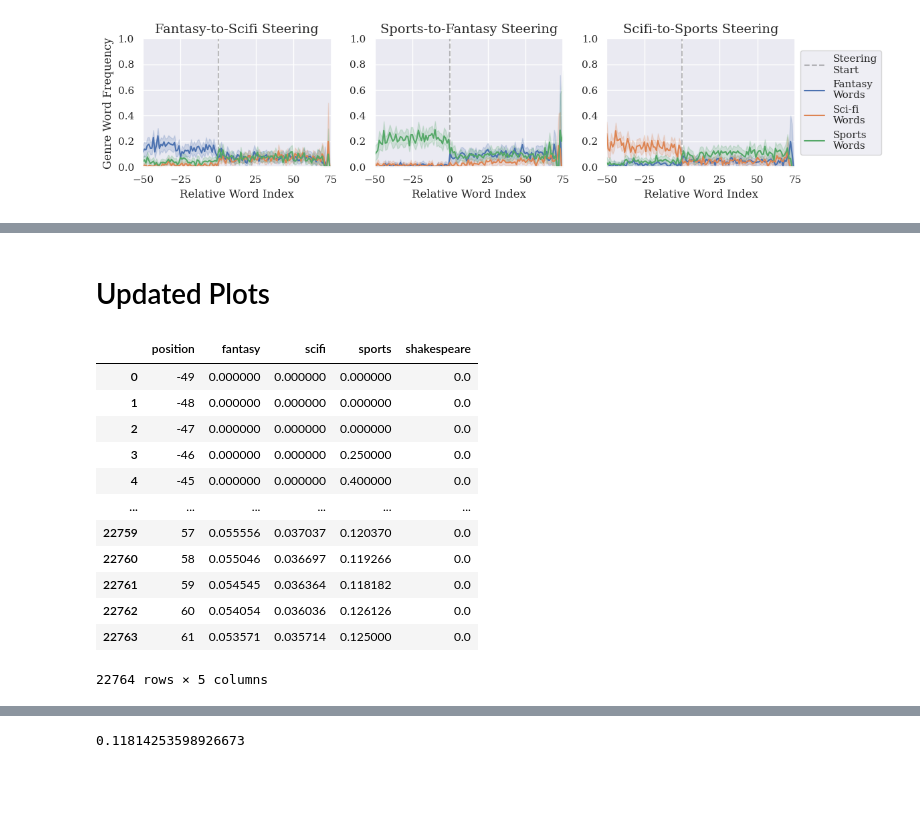
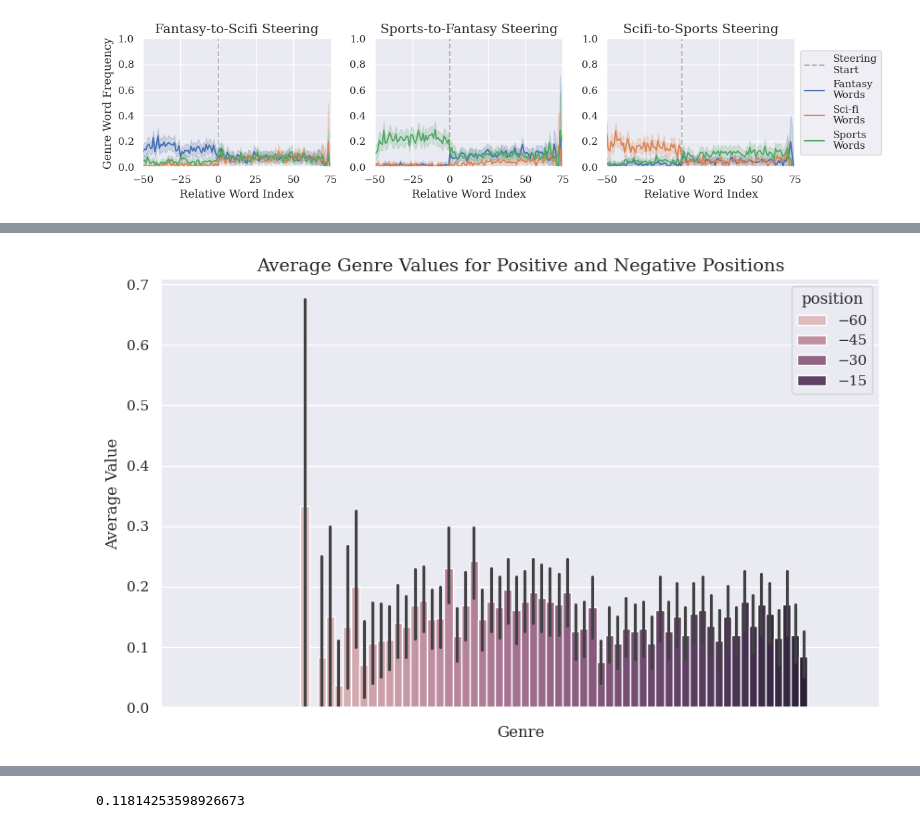
Before and after one commit to ojorgensen/Dylan-llm-steering, a Jupyter notebook: Toxicity_steering_V2.ipynb, the cells around one changed output, grey strips where cells are left out. Saved outputs shown, nothing was run; the diff lists cells and outputs as text; code cells hidden in the pictures; blank space fills up the shorter version.

```diff
--- a/Toxicity_steering_V2.ipynb
+++ b/Toxicity_steering_V2.ipynb
@@ -978,18 +1096,20 @@ fantasy_genres_freq_df
-# %% [markdown]
-# Updated Plots
-# %%
-sports_genres_freq_df
-# %% [output]
-|  | position | fantasy | scifi | sports | shakespeare |
-| 0 | -49 | 0.000000 | 0.000000 | 0.000000 | 0.0 |
-| 1 | -48 | 0.000000 | 0.000000 | 0.000000 | 0.0 |
-| 2 | -47 | 0.000000 | 0.000000 | 0.000000 | 0.0 |
-| 3 | -46 | 0.000000 | 0.000000 | 0.250000 | 0.0 |
-| 4 | -45 | 0.000000 | 0.000000 | 0.400000 | 0.0 |
-| ... | ... | ... | ... | ... | ... |
-| 22759 | 57 | 0.055556 | 0.037037 | 0.120370 | 0.0 |
-| 22760 | 58 | 0.055046 | 0.036697 | 0.119266 | 0.0 |
-| 22761 | 59 | 0.054545 | 0.036364 | 0.118182 | 0.0 |
-| 22762 | 60 | 0.054054 | 0.036036 | 0.126126 | 0.0 |
-| 22763 | 61 | 0.053571 | 0.035714 | 0.125000 | 0.0 |
-22764 rows × 5 columns
+# %%
+df = fantasy_genres_freq_df
+
+df_neg = df[df['position'] < 0]
+df_pos = df[df['position'] > 0]
+
+# Calculate
+
+
+# Plot average values for positive and negative positions
+plt.figure(figsize=(10, 6))
+sns.barplot(y='fantasy', hue='position', data=df_neg)
+
+
+plt.xlabel('Genre')
+plt.ylabel('Average Value')
+plt.title('Average Genre Values for Positive and Negative Positions')
+plt.show()
+# %% [output]
+[figure, added]
```
Also changed, not shown: parts of 32 cells of this notebook, 14 other files.
